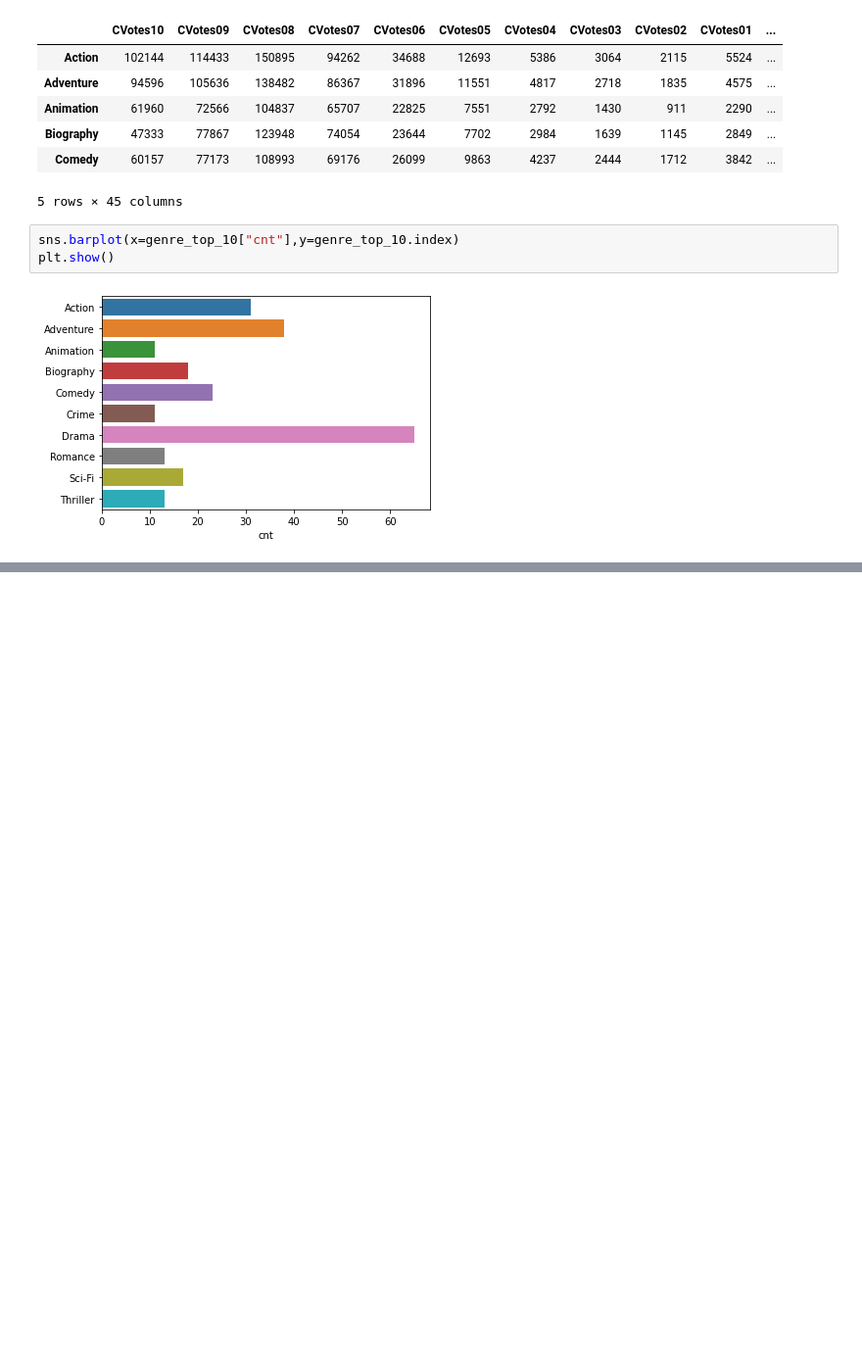
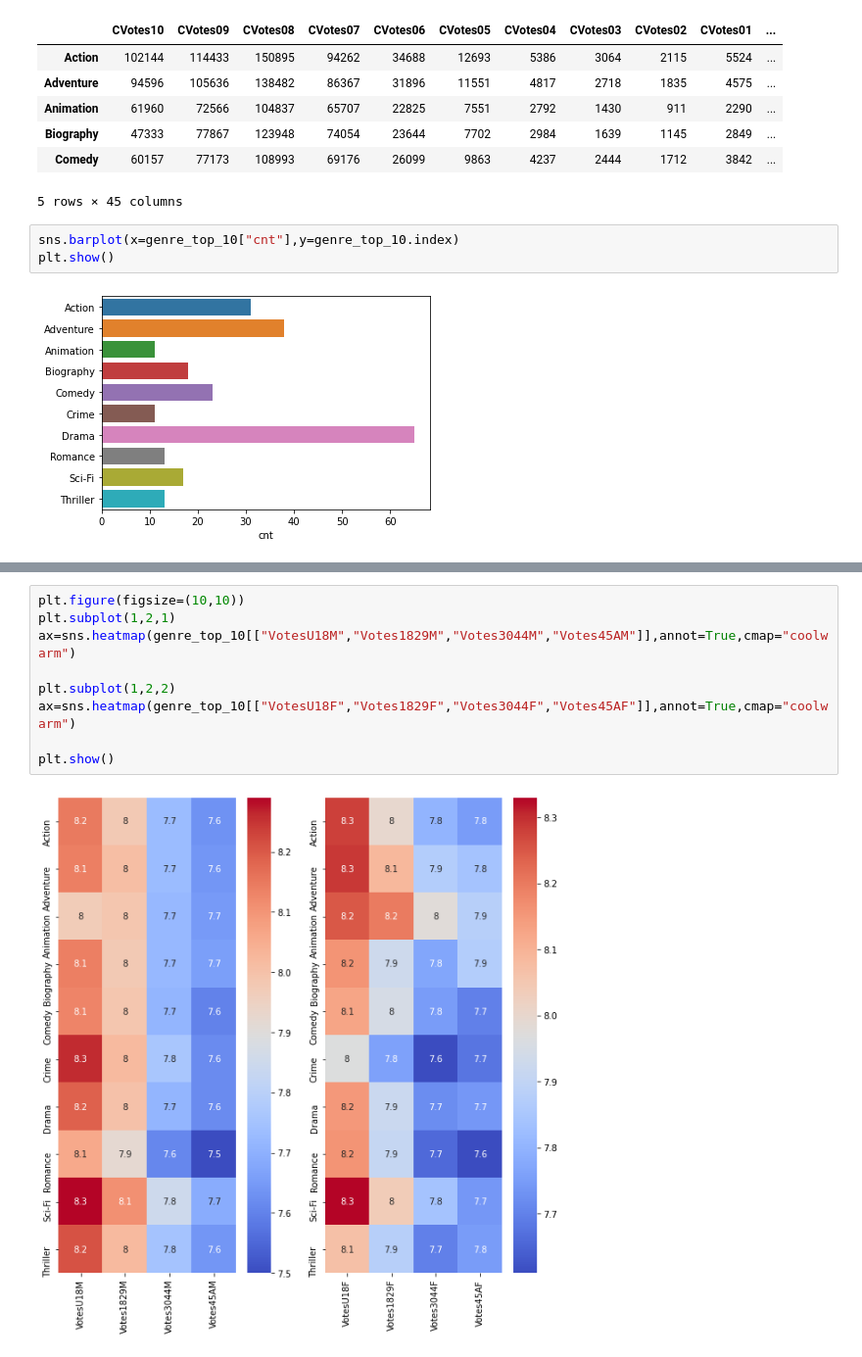
Before and after one commit to TenoNadar/Movie-Ratings, a Jupyter notebook: Movie Ratings.ipynb, the cells around one changed output, grey strips where cells are left out. Shown at 98% size. Cells and saved outputs as stored; diff of their text form; blank space fills up the shorter version.

```diff
--- a/Movie Ratings.ipynb
+++ b/Movie Ratings.ipynb
@@ -407,0 +419,11 @@ ValueError: 1 is not a valid value for sharex; supported values are 'all', 'row'
+# %%
+plt.figure(figsize=(10,10))
+plt.subplot(1,2,1)
+ax=sns.heatmap(genre_top_10[["VotesU18M","Votes1829M","Votes3044M","Votes45AM"]],annot=True,cmap="coolwarm")
+
+plt.subplot(1,2,2)
+ax=sns.heatmap(genre_top_10[["VotesU18F","Votes1829F","Votes3044F","Votes45AF"]],annot=True,cmap="coolwarm")
+
+plt.show()
+# %% [output]
+[figure, added]
```
Also changed, not shown: parts of 12 cells of this notebook.
